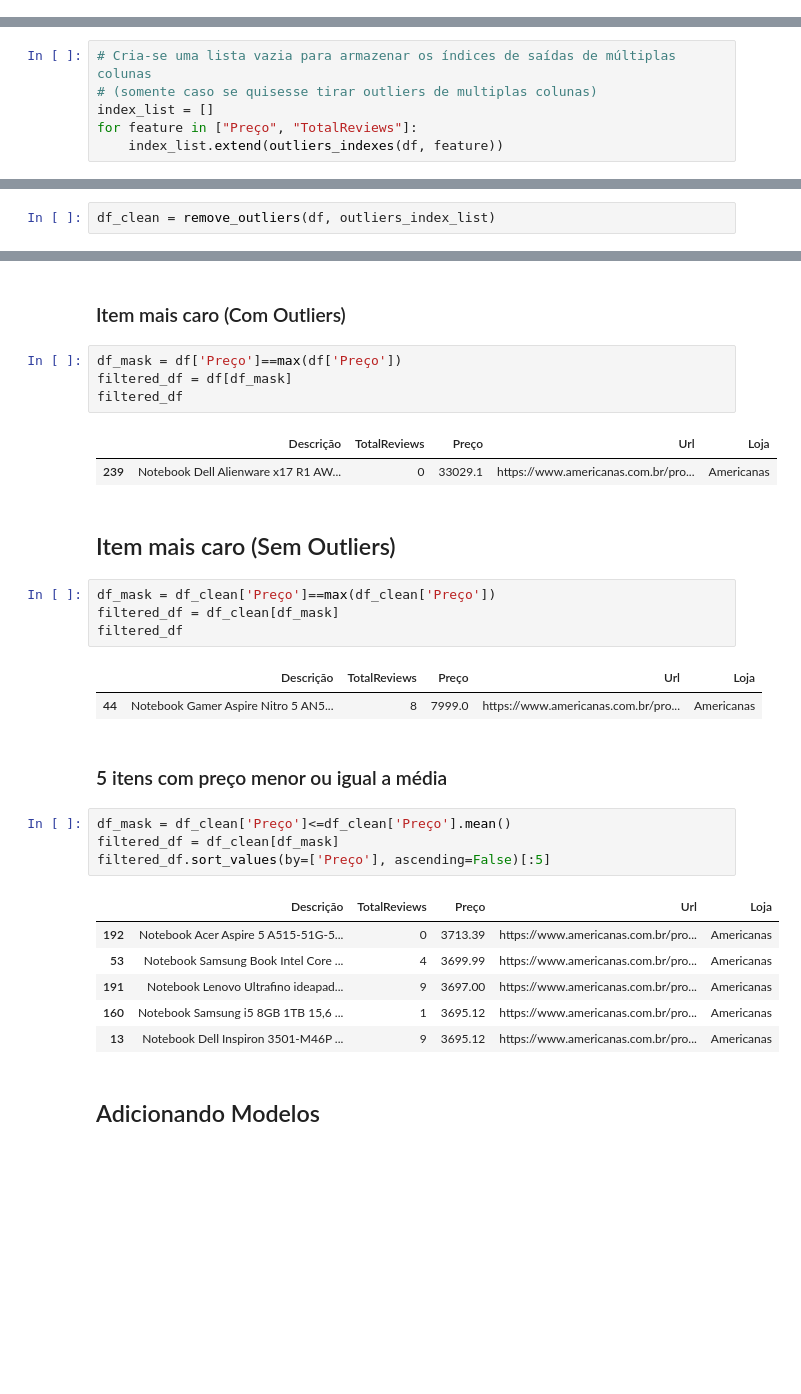
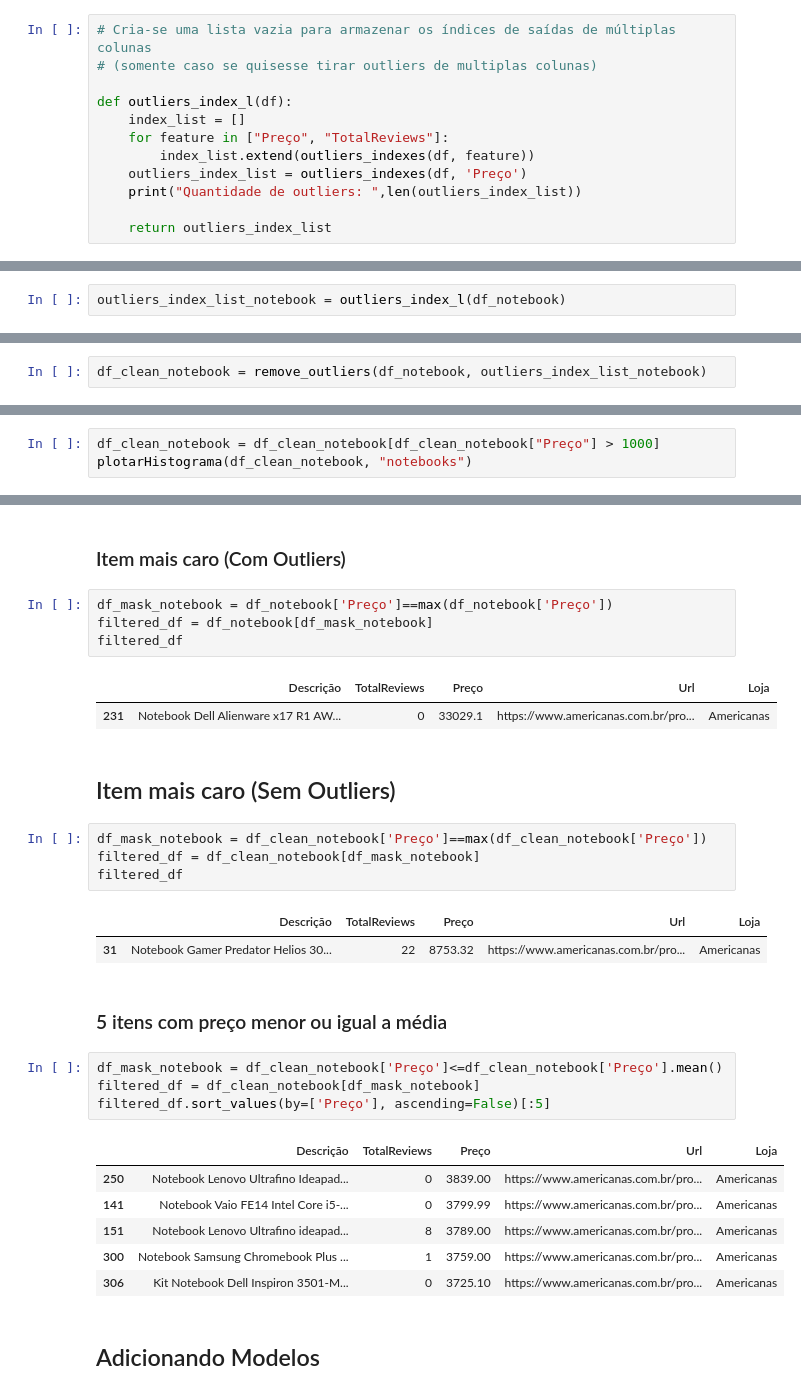
Before and after one commit to vitordutra/desafio-3-trilhas-webscraping, a Jupyter notebook: americanas/Análise Americanas.ipynb, the cells around one changed output, grey strips where cells are left out. Saved outputs shown, nothing was run; the diff lists cells and outputs as text; blank space fills up the shorter version.

Commit message:
Felizado Americanas

```diff
--- a/americanas/Análise Americanas.ipynb
+++ b/americanas/Análise Americanas.ipynb
@@ -110,3 +223,15 @@ def outliers_indexes(df, ft):
     lista_indices = df.index[ (df[ft] < LI) | (df[ft] > LS) ]
 
     return lista_indices
+# %%
+# Cria-se uma lista vazia para armazenar os índices de saídas de múltiplas colunas
+# (somente caso se quisesse tirar outliers de multiplas colunas)
+
+def outliers_index_l(df):
+    index_list = []
+    for feature in ["Preço", "TotalReviews"]:
+        index_list.extend(outliers_indexes(df, feature))
+    outliers_index_list = outliers_indexes(df, 'Preço')
+    print("Quantidade de outliers: ",len(outliers_index_list))
+
+    return outliers_index_list
@@ -113,6 +240,2 @@ def outliers_indexes(df, ft):
 # %%
-# Cria-se uma lista vazia para armazenar os índices de saídas de múltiplas colunas
-# (somente caso se quisesse tirar outliers de multiplas colunas)
-index_list = []
-for feature in ["Preço", "TotalReviews"]:
-    index_list.extend(outliers_indexes(df, feature))
+outliers_index_list_notebook = outliers_index_l(df_notebook)
@@ -135,5 +254,5 @@ def remove_outliers(df, index_list):
 # %% [markdown]
 ### Limpa-se o dataframe dos outliers
 # %%
-df_clean = remove_outliers(df, outliers_index_list)
+df_clean_notebook = remove_outliers(df_notebook, outliers_index_list_notebook)
 # %%
@@ -156,0 +272,3 @@ plt.show()
+# %%
+df_clean_notebook = df_clean_notebook[df_clean_notebook["Preço"] > 1000]
+plotarHistograma(df_clean_notebook, "notebooks")
@@ -185,34 +299,34 @@ df_clean.describe().round(2)
 # %% [markdown]
 ### Item mais caro (Com Outliers)
 # %%
-df_mask = df['Preço']==max(df['Preço'])
-filtered_df = df[df_mask]
+df_mask_notebook = df_notebook['Preço']==max(df_notebook['Preço'])
+filtered_df = df_notebook[df_mask_notebook]
 filtered_df
 # %% [output]
 |  | Descrição | TotalReviews | Preço | Url | Loja |
-| 239 | Notebook Dell Alienware x17 R1 AW... | 0 | 33029.1 | https://www.americanas.com.br/pro... | Americanas |
+| 231 | Notebook Dell Alienware x17 R1 AW... | 0 | 33029.1 | https://www.americanas.com.br/pro... | Americanas |
 # %% [markdown]
 ## Item mais caro (Sem Outliers)
 # %%
-df_mask = df_clean['Preço']==max(df_clean['Preço'])
-filtered_df = df_clean[df_mask]
+df_mask_notebook = df_clean_notebook['Preço']==max(df_clean_notebook['Preço'])
+filtered_df = df_clean_notebook[df_mask_notebook]
 filtered_df
 # %% [output]
 |  | Descrição | TotalReviews | Preço | Url | Loja |
-| 44 | Notebook Gamer Aspire Nitro 5 AN5... | 8 | 7999.0 | https://www.americanas.com.br/pro... | Americanas |
+| 31 | Notebook Gamer Predator Helios 30... | 22 | 8753.32 | https://www.americanas.com.br/pro... | Americanas |
 # %% [markdown]
 ### 5 itens com preço menor ou igual a média
 # %%
-df_mask = df_clean['Preço']<=df_clean['Preço'].mean()
-filtered_df = df_clean[df_mask]
+df_mask_notebook = df_clean_notebook['Preço']<=df_clean_notebook['Preço'].mean()
+filtered_df = df_clean_notebook[df_mask_notebook]
 filtered_df.sort_values(by=['Preço'], ascending=False)[:5]
 # %% [output]
 |  | Descrição | TotalReviews | Preço | Url | Loja |
-| 192 | Notebook Acer Aspire 5 A515-51G-5... | 0 | 3713.39 | https://www.americanas.com.br/pro... | Americanas |
-| 53 | Notebook Samsung Book Intel Core ... | 4 | 3699.99 | https://www.americanas.com.br/pro... | Americanas |
-| 191 | Notebook Lenovo Ultrafino ideapad... | 9 | 3697.00 | https://www.americanas.com.br/pro... | Americanas |
-| 160 | Notebook Samsung i5 8GB 1TB 15,6 ... | 1 | 3695.12 | https://www.americanas.com.br/pro... | Americanas |
-| 13 | Notebook Dell Inspiron 3501-M46P ... | 9 | 3695.12 | https://www.americanas.com.br/pro... | Americanas |
+| 250 | Notebook Lenovo Ultrafino Ideapad... | 0 | 3839.00 | https://www.americanas.com.br/pro... | Americanas |
+| 141 | Notebook Vaio FE14 Intel Core i5-... | 0 | 3799.99 | https://www.americanas.com.br/pro... | Americanas |
+| 151 | Notebook Lenovo Ultrafino ideapad... | 8 | 3789.00 | https://www.americanas.com.br/pro... | Americanas |
+| 300 | Notebook Samsung Chromebook Plus ... | 1 | 3759.00 | https://www.americanas.com.br/pro... | Americanas |
+| 306 | Kit Notebook Dell Inspiron 3501-M... | 0 | 3725.10 | https://www.americanas.com.br/pro... | Americanas |
 # %% [markdown]
 ## Adicionando Modelos
 # %%
```
Also changed, not shown: parts of 98 cells of this notebook, 6 other files.
